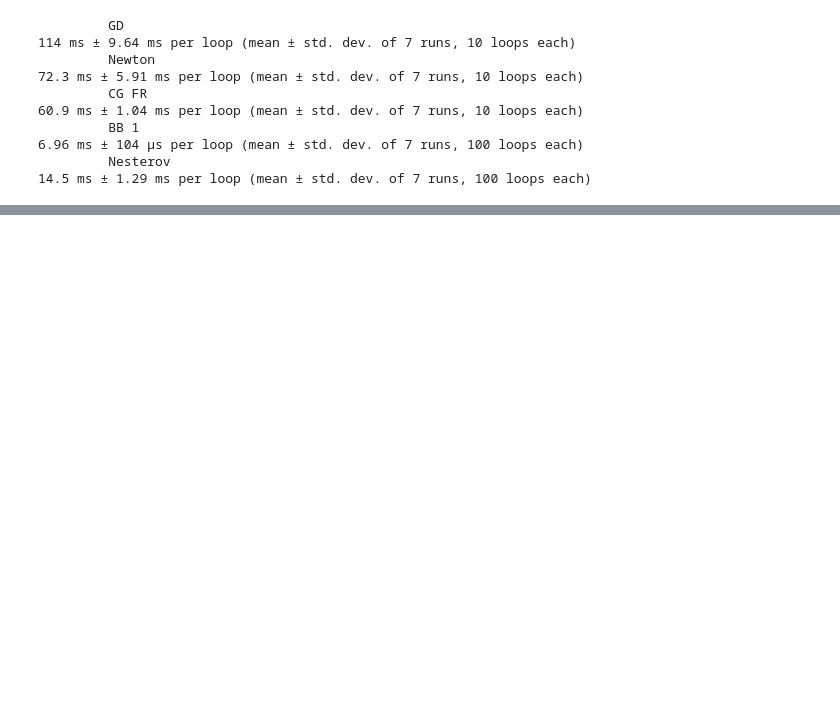
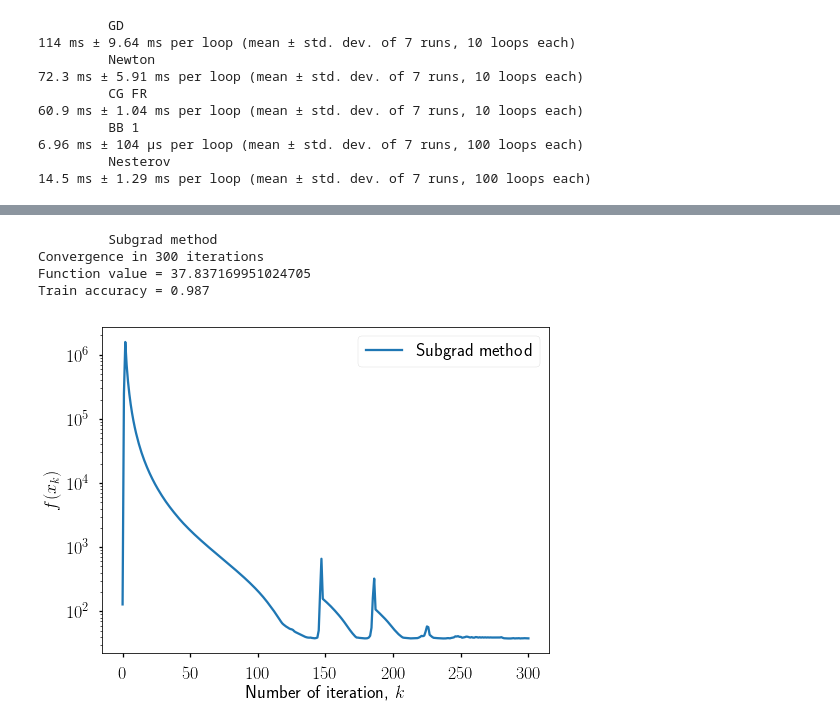
Before and after one commit to amkatrutsa/liboptpy, a Jupyter notebook: demo_unconstr_solvers.ipynb, the cells around one changed output, grey strips where cells are left out. Drawn from its saved outputs; the diff is of its cells as text; code cells hidden in the pictures; blank space fills up the shorter version.

Commit message:
Add subgradient method in demo

```diff
--- a/demo_unconstr_solvers.ipynb
+++ b/demo_unconstr_solvers.ipynb
@@ -367,0 +405,38 @@ for key in m_dict:
+# %%
+def hinge_loss(w, X, y, C):
+    return 0.5 * np.linalg.norm(w)**2 + C * np.sum(np.maximum(0, 1 - y * X.dot(w)))
+
+def subgrad_hinge_loss(w, X, y, C):
+    nnz = 1 - y * X.dot(w)
+    subgrad_part = X * y[:, np.newaxis]
+    return w - C * np.sum(subgrad_part[nnz > 0], axis=0)
+
+X_ones = np.hstack((X, np.ones((m, 1))))
+f = lambda x: hinge_loss(x, X_ones, y, C)
+subgrad = lambda x: subgrad_hinge_loss(x, X_ones, y, C)
+# %%
+m_dict = {"Subgrad method": solvers.fo.SubgradientMethod(f, subgrad, ss.InvIterStepSize()),
+         }
+# %%
+x0 = np.random.randn(n+1)
+# %%
+for key in m_dict:
+    print("\t {}".format(key))
+    x = m_dict[key].solve(x0, max_iter, tol, disp=True)
+    print("Train accuracy = {}".format(np.mean(y == np.sign(X_ones.dot(x)))))
+# %% [output]
+         Subgrad method
+Convergence in 300 iterations
+Function value = 37.837169951024705
+Train accuracy = 0.987
+# %%
+plt.figure(figsize=figsize)
+for key in m_dict:
+    plt.semilogy([f(x) for x in m_dict[key].get_convergence()], label=key)
+plt.legend(fontsize=fontsize)
+plt.xlabel("Number of iteration, $k$", fontsize=fontsize)
+plt.ylabel(r"$f(x_k)$", fontsize=fontsize)
+plt.xticks(fontsize=fontsize)
+_ = plt.yticks(fontsize=fontsize)
+# %% [output]
+[figure, added]
```
Also changed, not shown: parts of 22 cells of this notebook, 1 other file.
